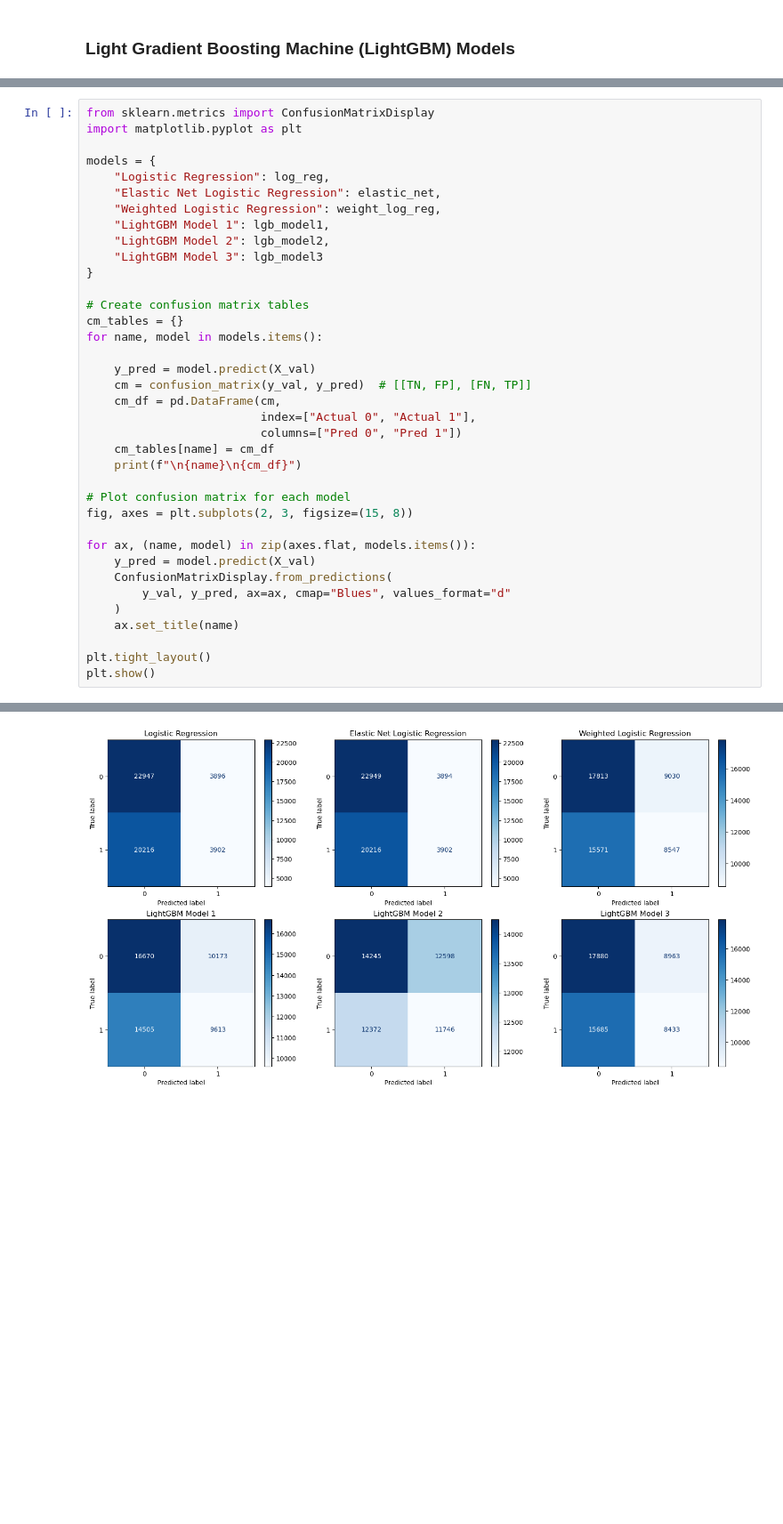
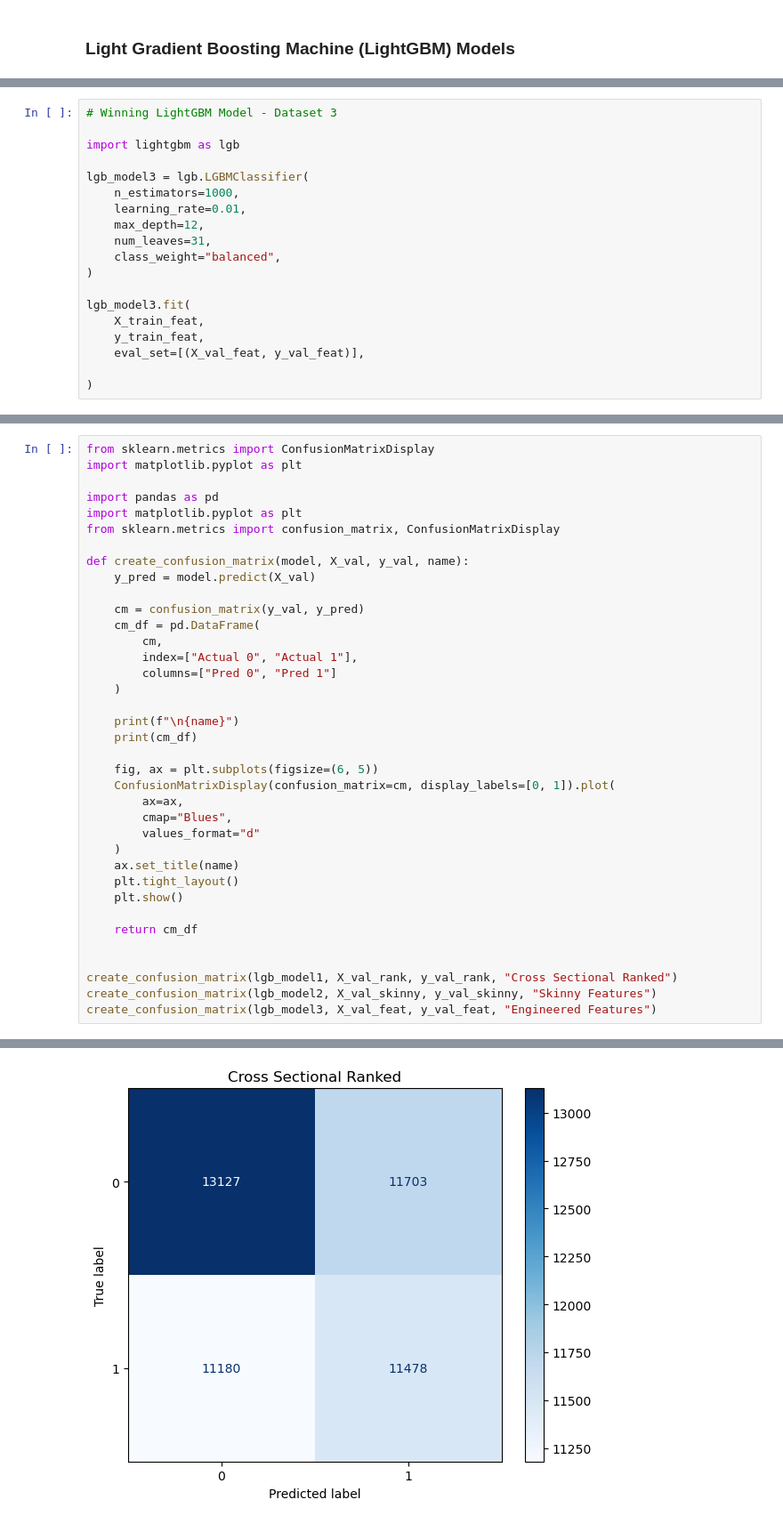
Before and after one commit to YinyiXue2/HelpHerInvest, a Jupyter notebook: Playground/Week 09 Select the winning model/Chris Playground/week10_data_centric_modell01.ipynb, the cells around one changed output, grey strips where cells are left out. Shown at 89% size. Cells and saved outputs as stored; diff of their text form; blank space fills up the shorter version.

Commit message:
Updated Data Centric Approach

```diff
--- a/Playground/Week 09 Select the winning model/Chris Playground/week10_data_centric_modell01.ipynb
+++ b/Playground/Week 09 Select the winning model/Chris Playground/week10_data_centric_modell01.ipynb
@@ -667,0 +295,19 @@ Epoch 20/100
+# %%
+# Winning LightGBM Model - Dataset 3
+
+import lightgbm as lgb
+
+lgb_model3 = lgb.LGBMClassifier(
+    n_estimators=1000,
+    learning_rate=0.01,
+    max_depth=12,
+    num_leaves=31,
+    class_weight="balanced",
+)
+
+lgb_model3.fit(
+    X_train_feat,
+    y_train_feat,
+    eval_set=[(X_val_feat, y_val_feat)],
+
+)
@@ -779,37 +366,37 @@ print(f"Saved to {class_report_output}")
 from sklearn.metrics import ConfusionMatrixDisplay
 import matplotlib.pyplot as plt
 
-models = {
-    "Logistic Regression": log_reg,
-    "Elastic Net Logistic Regression": elastic_net,
-    "Weighted Logistic Regression": weight_log_reg,
-    "LightGBM Model 1": lgb_model1,
-    "LightGBM Model 2": lgb_model2,
-    "LightGBM Model 3": lgb_model3
-}
+import pandas as pd
+import matplotlib.pyplot as plt
+from sklearn.metrics import confusion_matrix, ConfusionMatrixDisplay
 
-# Create confusion matrix tables
-cm_tables = {}
-for name, model in models.items():
+def create_confusion_matrix(model, X_val, y_val, name):
+    y_pred = model.predict(X_val)
 
-    y_pred = model.predict(X_val)
-    cm = confusion_matrix(y_val, y_pred)  # [[TN, FP], [FN, TP]]
-    cm_df = pd.DataFrame(cm,
-                         index=["Actual 0", "Actual 1"],
-                         columns=["Pred 0", "Pred 1"])
-    cm_tables[name] = cm_df
-    print(f"\n{name}\n{cm_df}")
+    cm = confusion_matrix(y_val, y_pred)
+    cm_df = pd.DataFrame(
+        cm,
+        index=["Actual 0", "Actual 1"],
+        columns=["Pred 0", "Pred 1"]
+    )
 
-# Plot confusion matrix for each model
-fig, axes = plt.subplots(2, 3, figsize=(15, 8))
+    print(f"\n{name}")
+    print(cm_df)
 
-for ax, (name, model) in zip(axes.flat, models.items()):
-    y_pred = model.predict(X_val)
-    ConfusionMatrixDisplay.from_predictions(
-        y_val, y_pred, ax=ax, cmap="Blues", values_format="d"
+    fig, ax = plt.subplots(figsize=(6, 5))
+    ConfusionMatrixDisplay(confusion_matrix=cm, display_labels=[0, 1]).plot(
+        ax=ax,
+        cmap="Blues",
+        values_format="d"
     )
     ax.set_title(name)
+    plt.tight_layout()
+    plt.show()
 
-plt.tight_layout()
-plt.show()
+    return cm_df
+
+
+create_confusion_matrix(lgb_model1, X_val_rank, y_val_rank, "Cross Sectional Ranked")
+create_confusion_matrix(lgb_model2, X_val_skinny, y_val_skinny, "Skinny Features")
+create_confusion_matrix(lgb_model3, X_val_feat, y_val_feat, "Engineered Features")
 # %% [output]
@@ -833 +407 @@ Actual 1   15685    8433
-[figure, old version]
+[figure, new version]
```
Also changed, not shown: parts of 40 cells of this notebook.
